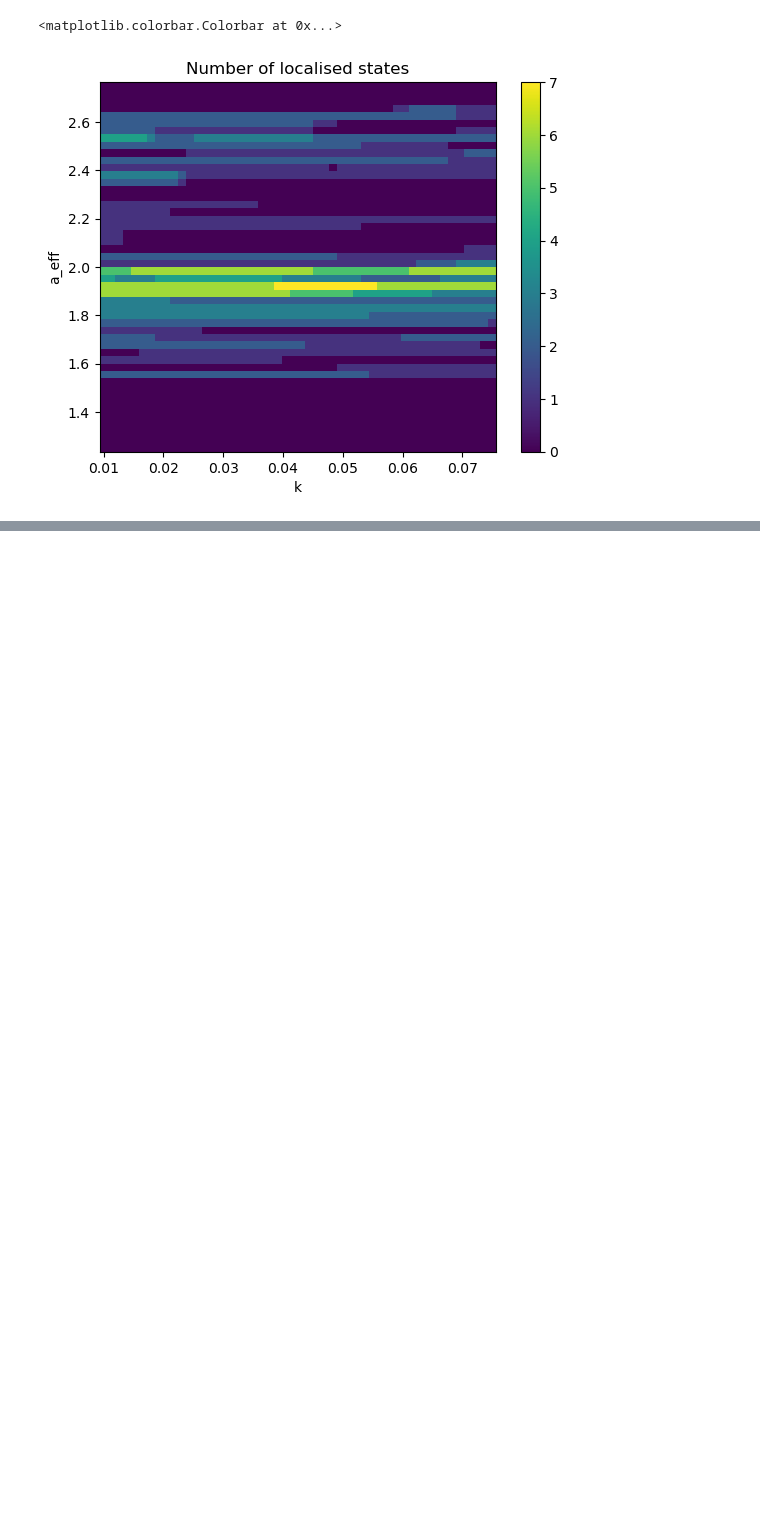
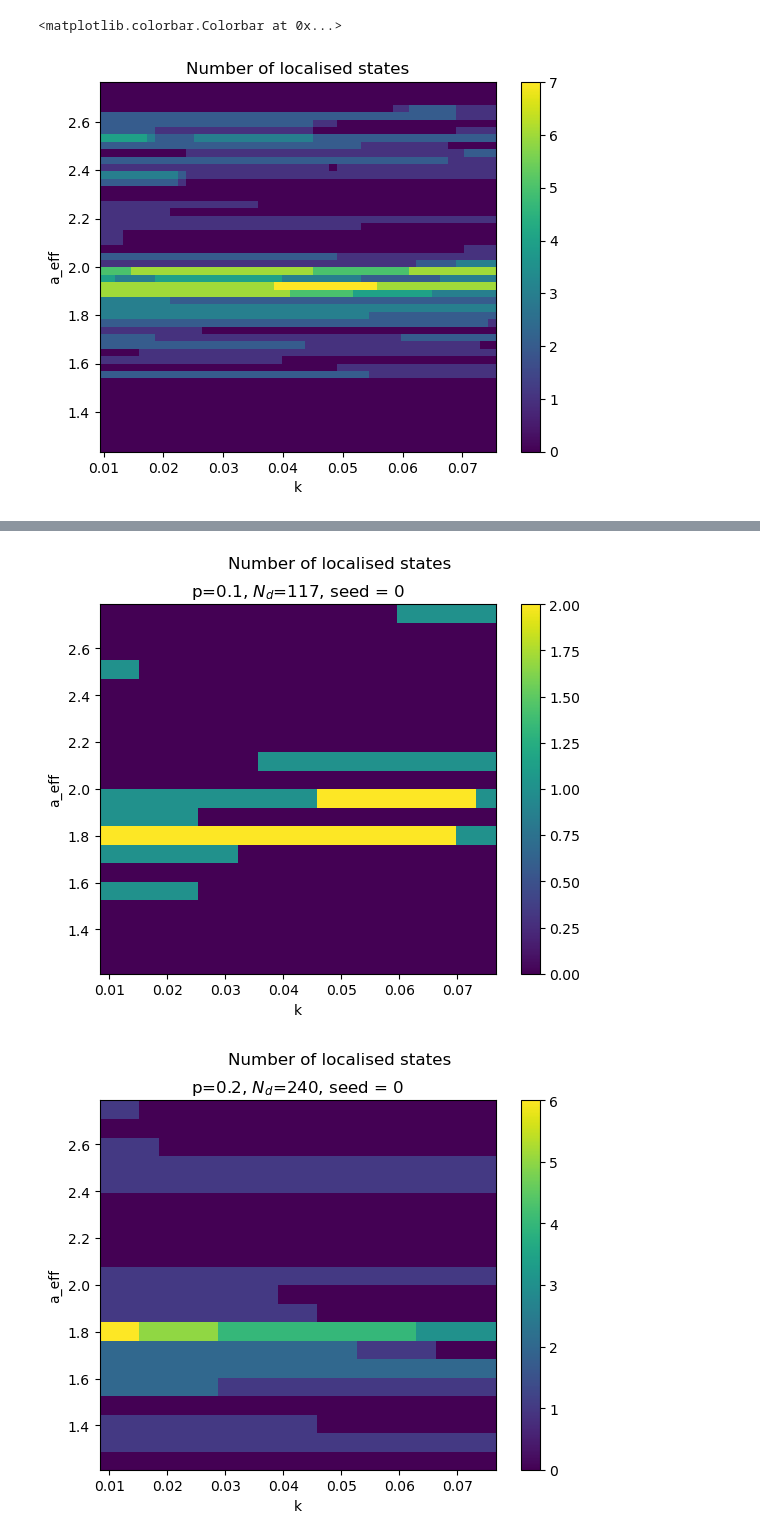
Before and after one commit to pfargas/Disordered-Quantum-Gases, a Jupyter notebook: localization_matrix.ipynb, the cells around one changed output, grey strips where cells are left out. Saved outputs shown, nothing was run; the diff lists cells and outputs as text; code cells hidden in the pictures; blank space fills up the shorter version.

```diff
--- a/localization_matrix.ipynb
+++ b/localization_matrix.ipynb
@@ -212,0 +250,35 @@ plt.colorbar()
+# %%
+def plot_heatmap(loc_states_heatmap,k_range,a_eff_range, p, X_dispersors, seed):
+    from datetime import datetime
+    plt.pcolor(k_range, a_eff_range, loc_states_heatmap)
+    plt.ylabel('a_eff')
+    plt.xlabel('k')
+    plt.suptitle('Number of localised states')
+    plt.title(f'p={p}, $N_d$={len(X_dispersors)}, seed = {seed}')
+    plt.colorbar()
+    date=datetime.now().strftime("%Y-%m-%d_%H-%M-%S")
+    # filename = f'heatmap_{p}_{len(X_dispersors)}_{seed}.png'
+    filename = f'heatmap_{date}_{p}_{len(X_dispersors)}_{seed}.png'
+    plt.savefig(filename)
+    plt.show();
+
+def heatmap_localization(R=40,seed=42,p=.1,k_range=[0.01,0.075,20],a_eff_range=[1.25,2.75,20],spacing=1):
+    X,Y=generate_circular_lattice(radius=R, spacing=spacing)
+    np.random.seed(seed)
+    mask = np.random.rand(len(X)) < p
+    X_dispersors=X[mask]
+    Y_dispersors=Y[mask]
+
+    k_vals=np.linspace(k_range[0], k_range[1], k_range[2])
+    a_eff_vals=np.linspace(a_eff_range[0], a_eff_range[1], a_eff_range[2])
+    loc_states_heatmap=np.zeros((k_range[2], a_eff_range[2]))
+    for i,a_eff in enumerate(a_eff_vals):
+        for j,k in enumerate(k_vals):
+            _,offdiag=generate_diag_off_diag_matrices(k, a_eff, X_dispersors, Y_dispersors)
+            off_diag_eigvals, _ = np.linalg.eig(offdiag)
+            for q_n in off_diag_eigvals:
+                if (np.abs(np.imag(q_n)-np.pi/2)<1e-6):
+                    if (np.abs(np.real(q_n)+gamma_euler+np.log(k*a_eff/2))<1e-2):
+                        loc_states_heatmap[i,j]+=1
+    plot_heatmap(loc_states_heatmap,k_vals,a_eff_vals, p, X_dispersors, seed)
+    return loc_states_heatmap
@@ -212,0 +322,7 @@ plt.colorbar()
+# %%
+heatmap_localization(R=40,seed=0,p=.1,k_range=[0.01,0.075,20],a_eff_range=[1.25,2.75,20],spacing=1)
+heatmap_localization(R=40,seed=0,p=.2,k_range=[0.01,0.075,20],a_eff_range=[1.25,2.75,20],spacing=1)
+heatmap_localization(R=40,seed=0,p=.3,k_range=[0.01,0.075,20],a_eff_range=[1.25,2.75,20],spacing=1)
+# %% [output]
+[figure, added]
+[figure, added]
```
Also changed, not shown: parts of 9 cells of this notebook, 14 other files.
